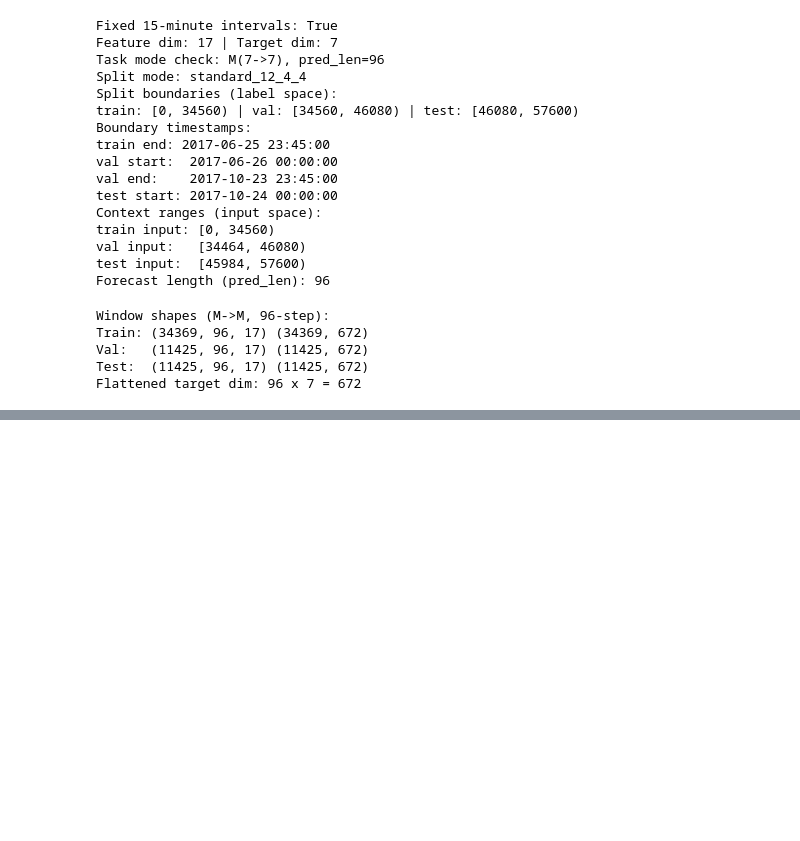
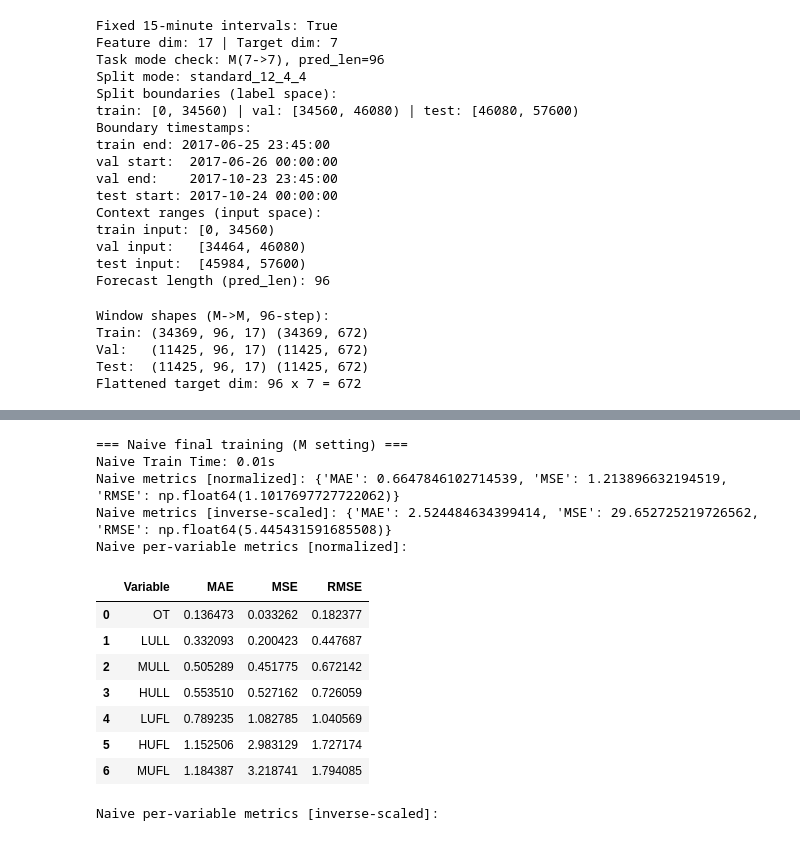
Before and after one commit to Zayne-Feng/ETTm-Forecasting, a Jupyter notebook: ettm1_end_to_end.ipynb, the cells around one changed output, grey strips where cells are left out. Saved outputs shown, nothing was run; the diff lists cells and outputs as text; code cells hidden in the pictures; blank space fills up the shorter version.

```diff
--- a/ettm1_end_to_end.ipynb
+++ b/ettm1_end_to_end.ipynb
@@ -1042,0 +1198,76 @@ Flattened target dim: 96 x 7 = 672
+# %%
+print('\n=== Naive final training (M setting) ===')
+
+t0 = time.perf_counter()
+
+# Naive forecast: repeat the last time step of the input sequence pred_len times
+# X_test_flat shape: (n_samples, seq_len * target_dim)
+# y_test shape: (n_samples, pred_len * target_dim)
+last_step = X_test[:, -1, :target_dim]
+naive_pred_scaled = np.tile(last_step, (1, pred_len))
+
+
+naive_train_time = time.perf_counter() - t0
+
+# Performance evaluation in normalized feature space
+naive_metrics_norm, naive_true_scaled, naive_pred_scaled_norm = regression_metrics(y_test, naive_pred_scaled)
+
+# Map predictions back to physical scale and re-calculate metrics
+naive_true_inv = inverse_scale_flat_targets(naive_true_scaled, y_scaler, target_dim)
+naive_pred_inv = inverse_scale_flat_targets(naive_pred_scaled_norm, y_scaler, target_dim)
+naive_metrics_inv, _, _ = regression_metrics(naive_true_inv, naive_pred_inv)
+
+# Decompose forecasting error by individual target variables
+naive_pv_norm = per_variable_metrics(naive_true_scaled, naive_pred_scaled_norm, target_cols, pred_len, target_dim)
+naive_pv_inv = per_variable_metrics(naive_true_inv, naive_pred_inv, target_cols, pred_len, target_dim)
+per_variable_reports['Naive_M96'] = {'normalized': naive_pv_norm, 'inverse': naive_pv_inv}
+
+# Empirical latency profiling via Monte Carlo execution trials
+x_single_3d = X_test[:1]
+_times = []
+for _ in range(CONFIG['latency_warmup']):
+    np.tile(x_single_3d[:, -1, :target_dim], (1, pred_len))
+for _ in range(CONFIG['latency_runs']):
+    t1 = time.perf_counter()
+    np.tile(x_single_3d[:, -1, :target_dim], (1, pred_len))
+    t2 = time.perf_counter()
+    _times.append((t2 - t1) * 1000.0)
+
+# Record statistical latency metrics and global results
+naive_lat_mean = float(np.mean(_times))
+naive_lat_med = float(np.median(_times))
+naive_lat_p95 = float(np.percentile(_times, 95))
+latency_records['Naive_M96'] = {'mean_ms': naive_lat_mean, 'median_ms': naive_lat_med, 'p95_ms': naive_lat_p95}
+
+print(f'Naive Train Time: {naive_train_time:.2f}s')
+print('Naive metrics [normalized]:', naive_metrics_norm)
+print('Naive metrics [inverse-scaled]:', naive_metrics_inv)
+print('Naive per-variable metrics [normalized]:')
+display(naive_pv_norm)
+print('Naive per-variable metrics [inverse-scaled]:')
+display(naive_pv_inv)
+
+results.append({
+    'Task': 'M-96',
+    'Model': 'Naive',
+    **naive_metrics_norm,
+    'TrainTimeSec': naive_train_time,
+    'LatencyMeanMs': naive_lat_mean,
+    'LatencyP95Ms': naive_lat_p95,
+    'Explainability': 'High (Last-step repeat)'
+})
+# %% [output]
+=== Naive final training (M setting) ===
+Naive Train Time: 0.01s
+Naive metrics [normalized]: {'MAE': 0.6647846102714539, 'MSE': 1.213896632194519, 'RMSE': np.float64(1.1017697727722062)}
+Naive metrics [inverse-scaled]: {'MAE': 2.524484634399414, 'MSE': 29.652725219726562, 'RMSE': np.float64(5.445431591685508)}
+Naive per-variable metrics [normalized]:
+|  | Variable | MAE | MSE | RMSE |
+| 0 | OT | 0.136473 | 0.033262 | 0.182377 |
+| 1 | LULL | 0.332093 | 0.200423 | 0.447687 |
+| 2 | MULL | 0.505289 | 0.451775 | 0.672142 |
+| 3 | HULL | 0.553510 | 0.527162 | 0.726059 |
+| 4 | LUFL | 0.789235 | 1.082785 | 1.040569 |
+| 5 | HUFL | 1.152506 | 2.983129 | 1.727174 |
+| 6 | MUFL | 1.184387 | 3.218741 | 1.794085 |
+Naive per-variable metrics [inverse-scaled]:
```
Also changed, not shown: parts of 8 cells of this notebook, 3 other files.
